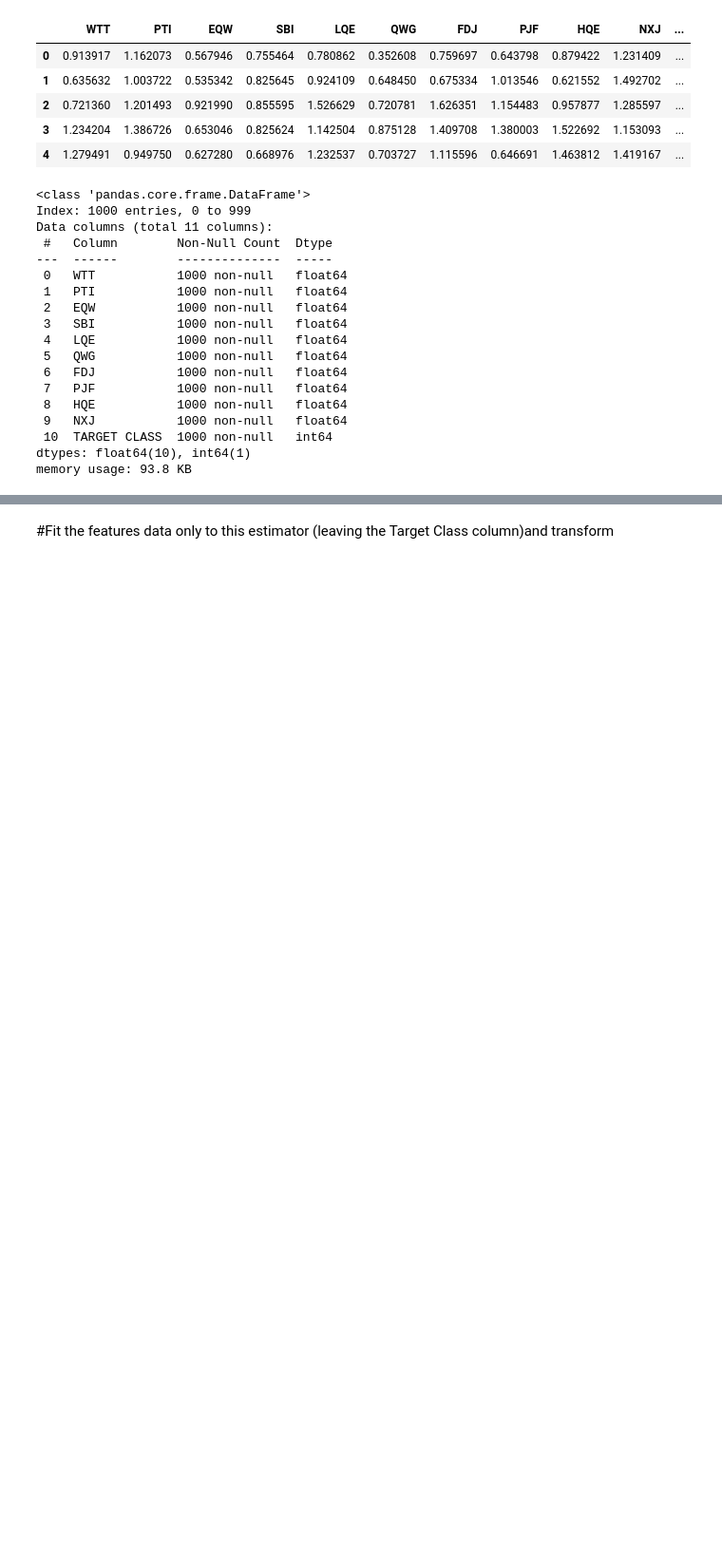
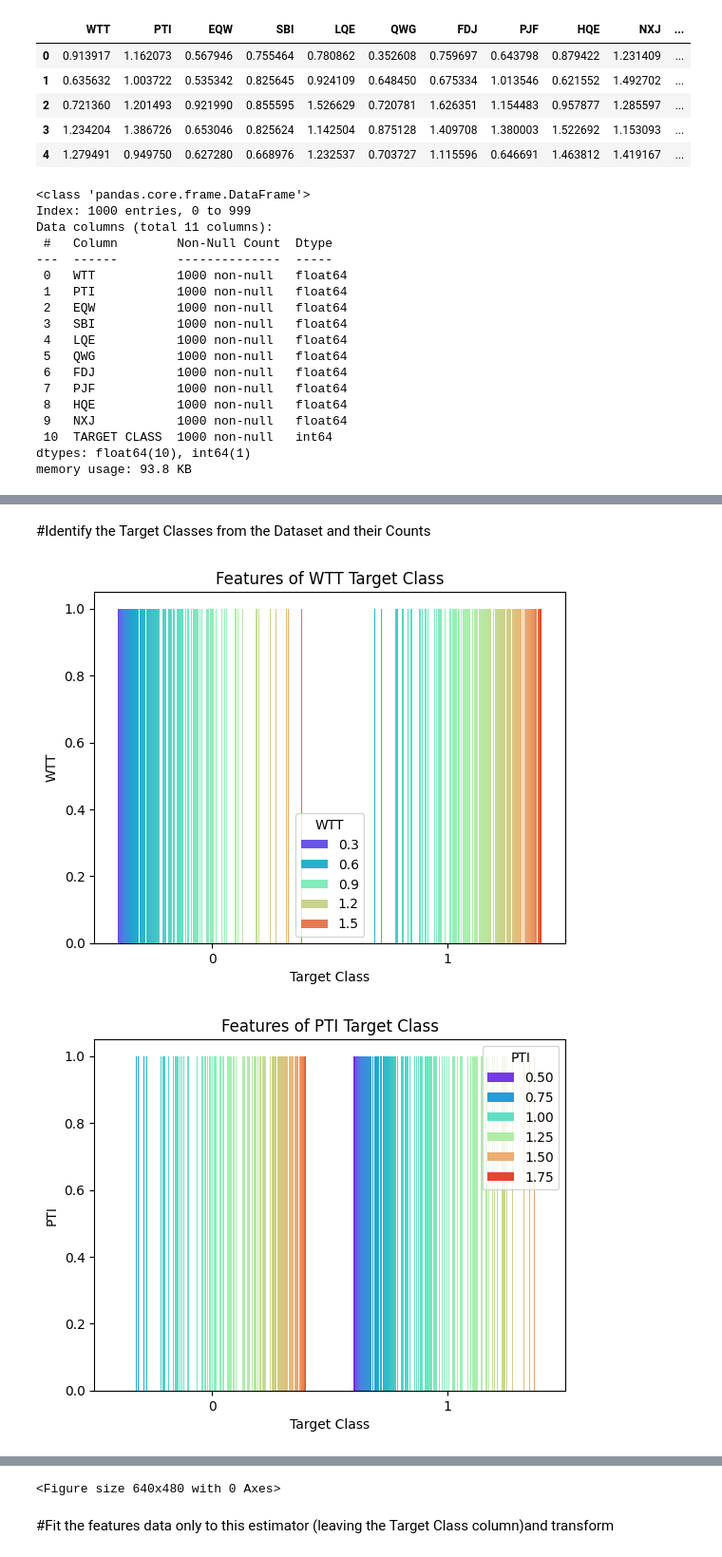
Before and after one commit to 2303A51552/AIML-2025, a Jupyter notebook: Lab_06.ipynb, the cells around one changed output, grey strips where cells are left out. Shown at 95% size. Saved outputs shown, nothing was run; the diff lists cells and outputs as text; code cells hidden in the pictures; blank space fills up the shorter version.

```diff
--- a/Lab_06.ipynb
+++ b/Lab_06.ipynb
@@ -52,0 +79,16 @@ df.describe()
+# %% [markdown]
+#Identify the Target Classes from the Dataset and their Counts
+# %%
+l=list(df.columns)
+l[0:len(l)-2]
+
+for i in range(len(l)-1):
+    sns.countplot(x='TARGET CLASS',hue=l[i], data=df,
+                  palette='rainbow')
+    plt.title(f"Features of {l[i]} Target Class")
+    plt.xlabel("Target Class")
+    plt.ylabel(l[i])
+    plt.figure()
+# %% [output]
+[figure, added]
+[figure, added]
@@ -53,3 +103,4 @@ df.describe()
+<Figure size 640x480 with 0 Axes>
 # %%
 from sklearn.preprocessing import StandardScaler
 scaler=StandardScaler()
```
Also changed, not shown: parts of 10 cells of this notebook.
